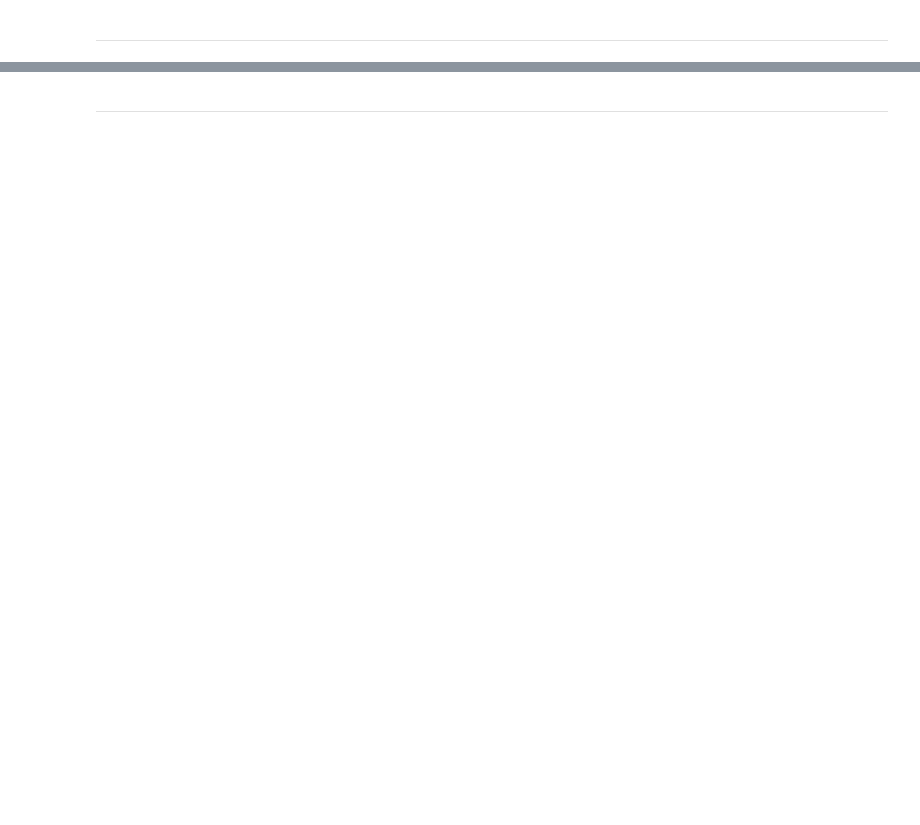
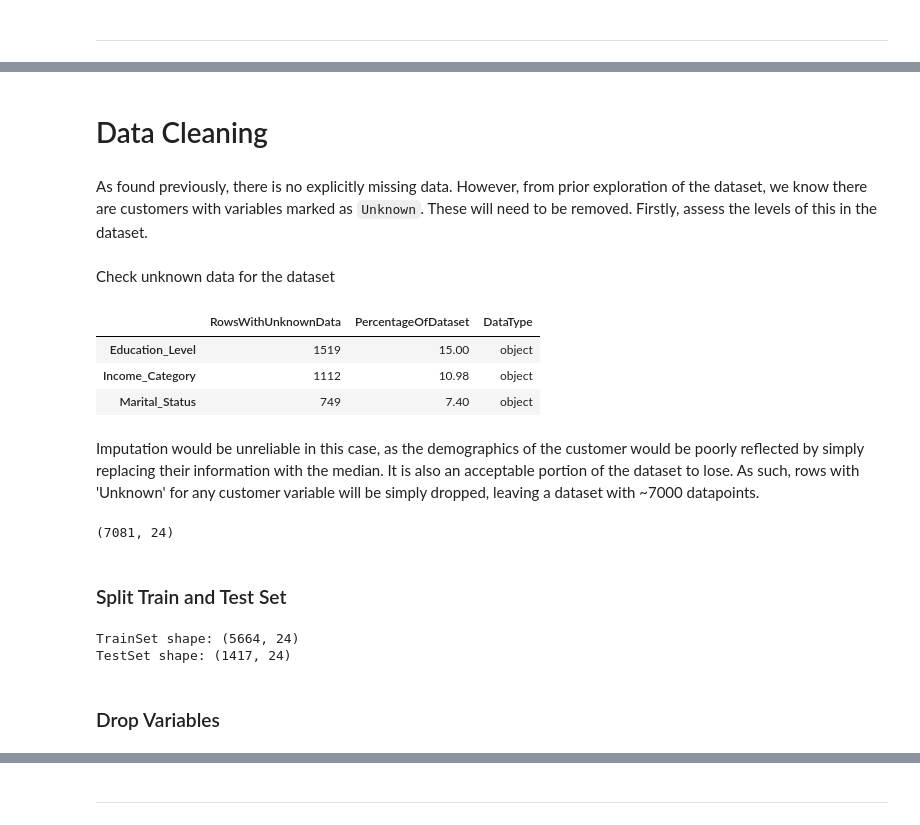
Before and after one commit to ocassidydev/creditcard-churn, a Jupyter notebook: jupyter_notebooks/03 - Data Cleaning.ipynb, the cells around one changed output, grey strips where cells are left out. Saved outputs shown, nothing was run; the diff lists cells and outputs as text; code cells hidden in the pictures; blank space fills up the shorter version.

```diff
--- a/jupyter_notebooks/03 - Data Cleaning.ipynb
+++ b/jupyter_notebooks/03 - Data Cleaning.ipynb
@@ -55,0 +200,50 @@ Section 2 content
+# %% [markdown]
+# Data Cleaning
+# %% [markdown]
+As found previously, there is no explicitly missing data. However, from prior exploration of the dataset, we know there are customers with variables marked as `Unknown`. These will need to be removed. Firstly, assess the levels of this in the dataset.
+# %%
+def EvaluateUnknownData(df):
+    unknown_data_absolute = df.isin(['Unknown']).sum()
+    unknown_data_percentage = round(unknown_data_absolute/len(df)*100, 2)
+    df_missing_data = (pd.DataFrame(
+                            data={"RowsWithUnknownData": unknown_data_absolute,
+                                   "PercentageOfDataset": unknown_data_percentage,
+                                   "DataType": df.dtypes}
+                                    )
+                          .sort_values(by=['PercentageOfDataset'], ascending=False)
+                          .query("PercentageOfDataset > 0")
+                          )
+
+    return df_missing_data
+# %% [markdown]
+Check unknown data for the dataset
+# %%
+EvaluateUnknownData(df)
+# %% [output]
+|  | RowsWithUnknownData | PercentageOfDataset | DataType |
+| Education_Level | 1519 | 15.00 | object |
+| Income_Category | 1112 | 10.98 | object |
+| Marital_Status | 749 | 7.40 | object |
+# %% [markdown]
+Imputation would be unreliable in this case, as the demographics of the customer would be poorly reflected by simply replacing their information with the median. It is also an acceptable portion of the dataset to lose. As such, rows with 'Unknown' for any customer variable will be simply dropped, leaving a dataset with ~7000 datapoints.
+# %%
+df_dropped = df[df.Education_Level != 'Unknown'][df.Income_Category != 'Unknown'][df.Marital_Status != 'Unknown']
+df_dropped.shape
+# %% [output]
+(7081, 24)
+# %% [markdown]
+### Split Train and Test Set
+# %%
+from sklearn.model_selection import train_test_split
+TrainSet, TestSet, _, __ = train_test_split(
+                                        df_dropped,
+                                        df_dropped['Attrition_Flag'],
+                                        test_size=0.2,
+                                        random_state=0)
+
+print(f"TrainSet shape: {TrainSet.shape} \nTestSet shape: {TestSet.shape}")
+# %% [output]
+TrainSet shape: (5664, 24)
+TestSet shape: (1417, 24)
+# %% [markdown]
+### Drop Variables
```
Also changed, not shown: parts of 41 cells of this notebook, 4 other files.
